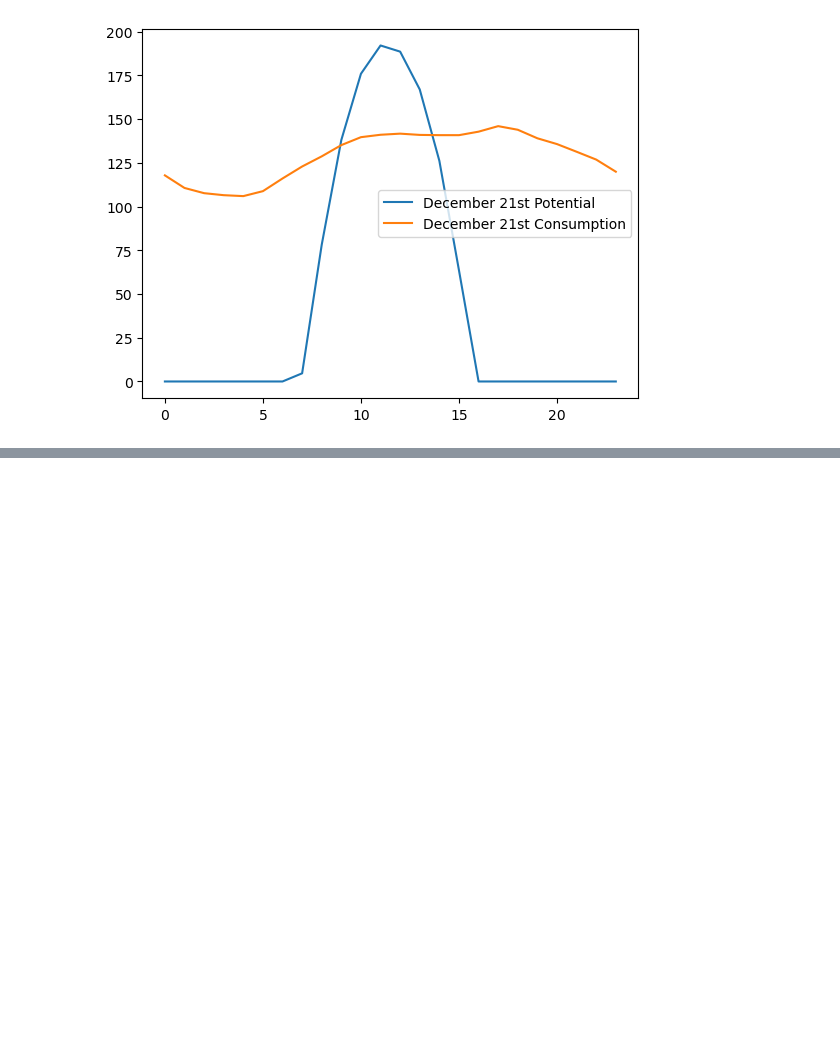
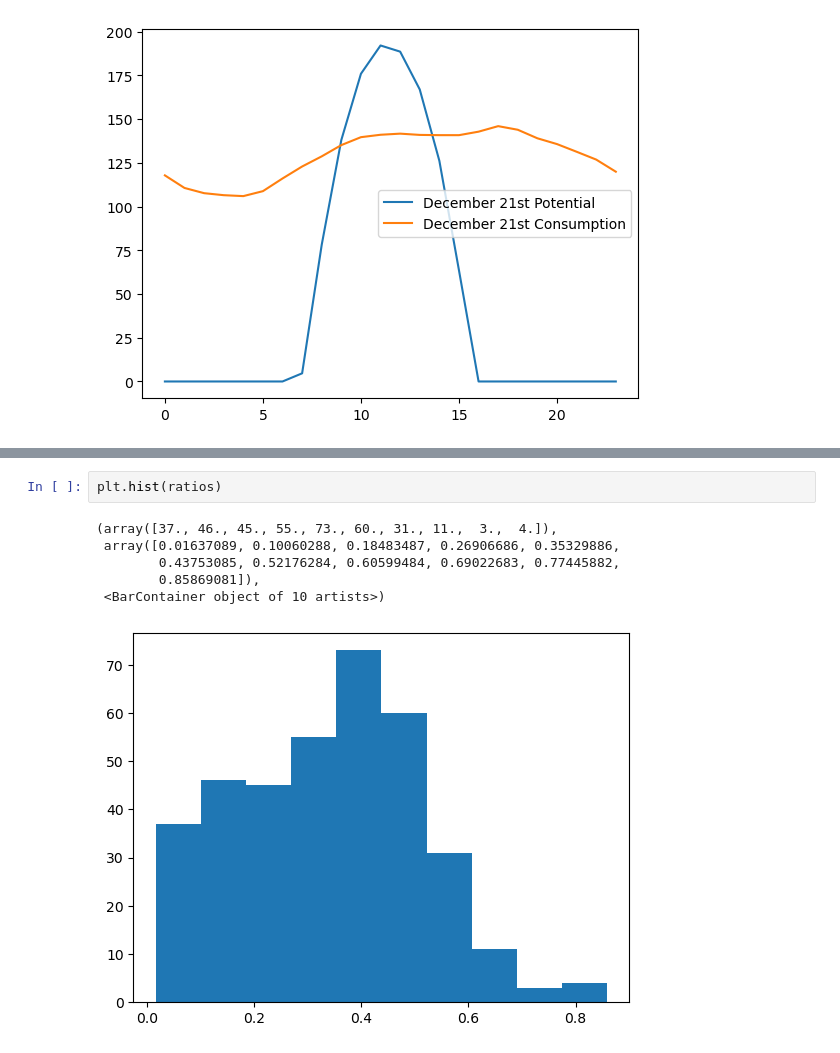
Before and after one commit to marioponce/monitoring_cities, a Jupyter notebook: HW/solar/solar_la.ipynb, the cells around one changed output, grey strips where cells are left out. Drawn from its saved outputs; the diff is of its cells as text; blank space fills up the shorter version.

```diff
--- a/HW/solar/solar_la.ipynb
+++ b/HW/solar/solar_la.ipynb
@@ -215,0 +204,9 @@ for i in range(365):
+# %%
+plt.hist(ratios)
+# %% [output]
+(array([37., 46., 45., 55., 73., 60., 31., 11.,  3.,  4.]),
+ array([0.01637089, 0.10060288, 0.18483487, 0.26906686, 0.35329886,
+        0.43753085, 0.52176284, 0.60599484, 0.69022683, 0.77445882,
+        0.85869081]),
+ <BarContainer object of 10 artists>)
+[figure, added]
```
Also changed, not shown: parts of 1 cell of this notebook, 24 other files.
